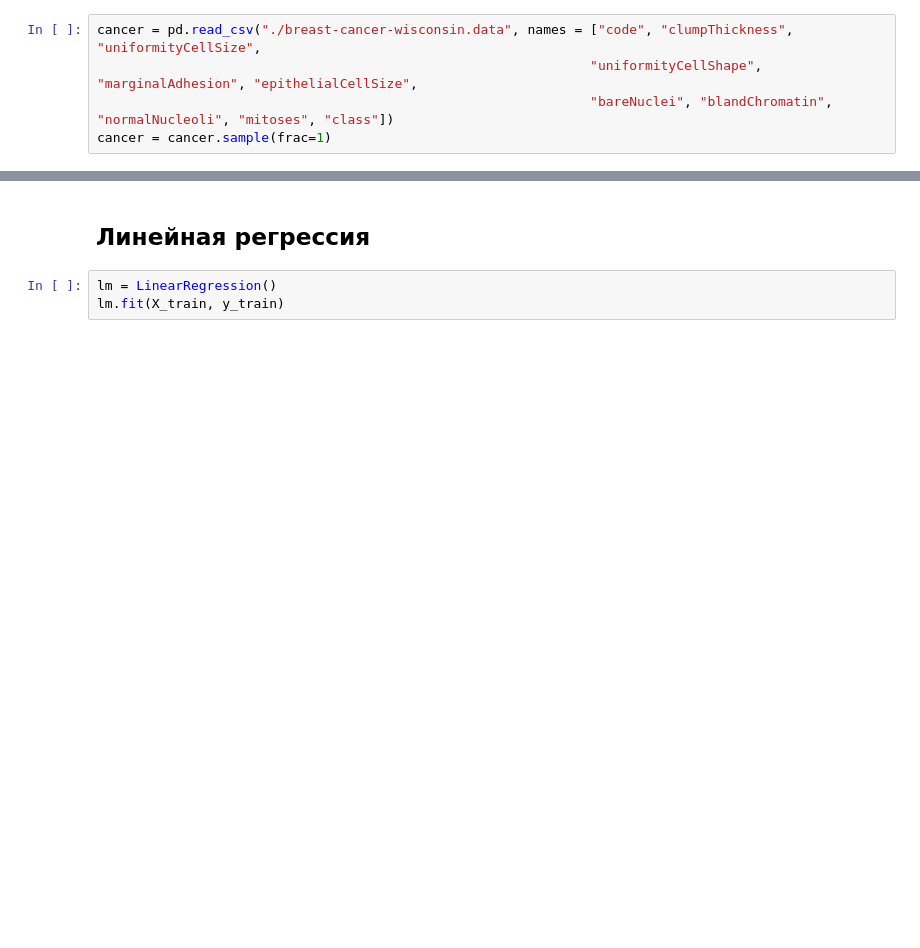
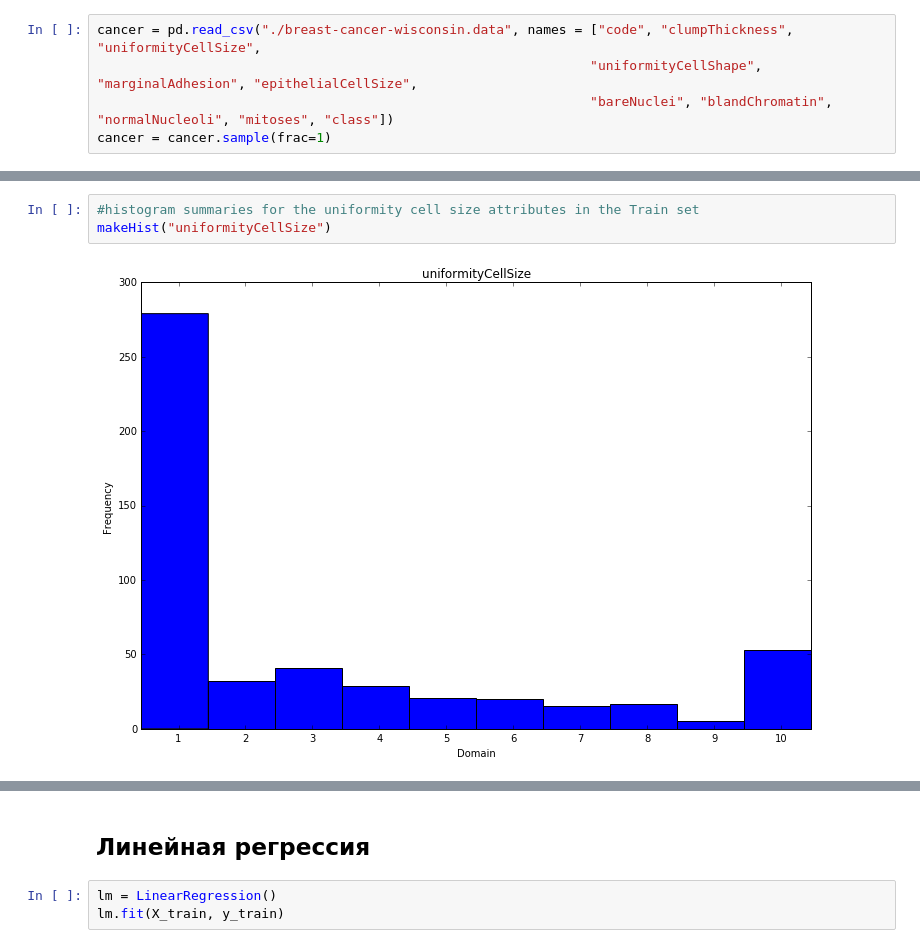
Before and after one commit to KokaZUKR/DataAnalysis, a Jupyter notebook: breast_cancer_dataset/breastCancer.ipynb, the cells around one changed output, grey strips where cells are left out. Drawn from its saved outputs; the diff is of its cells as text; blank space fills up the shorter version.

```diff
--- a/breast_cancer_dataset/breastCancer.ipynb
+++ b/breast_cancer_dataset/breastCancer.ipynb
@@ -70,0 +91,5 @@ makeHist(num = 4)
+# %%
+#histogram summaries for the uniformity cell size attributes in the Train set
+makeHist("uniformityCellSize")
+# %% [output]
+[figure, added]
```
Also changed, not shown: parts of 27 cells of this notebook, 2 other files.
